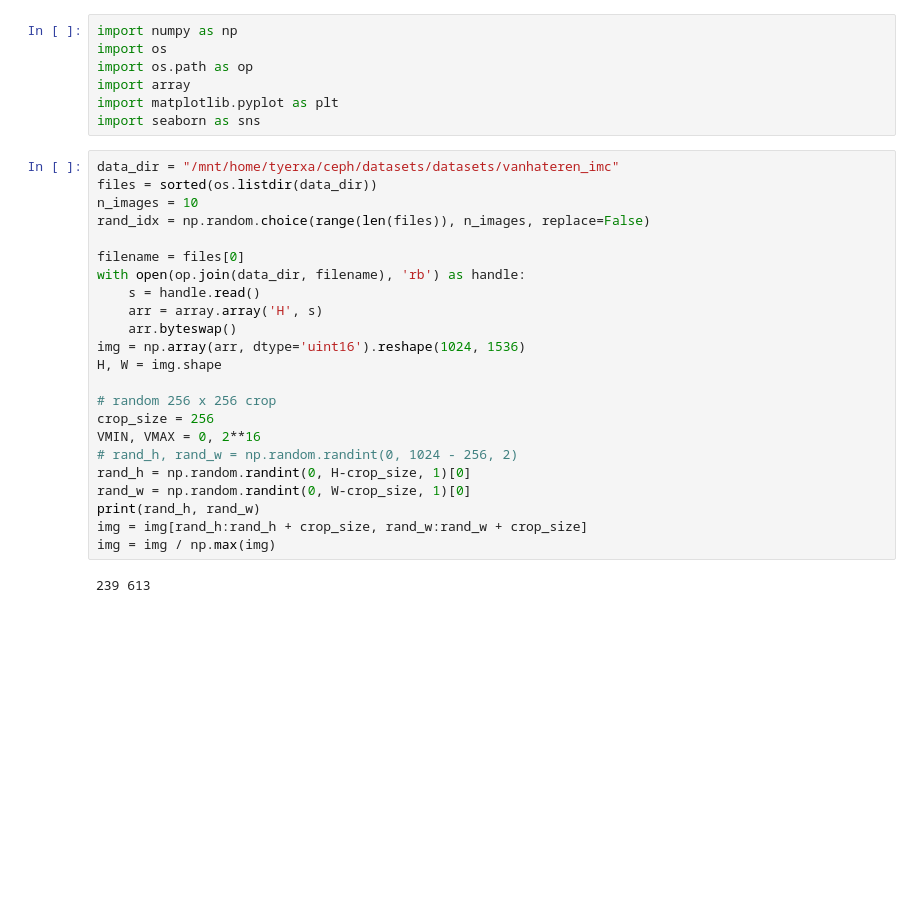
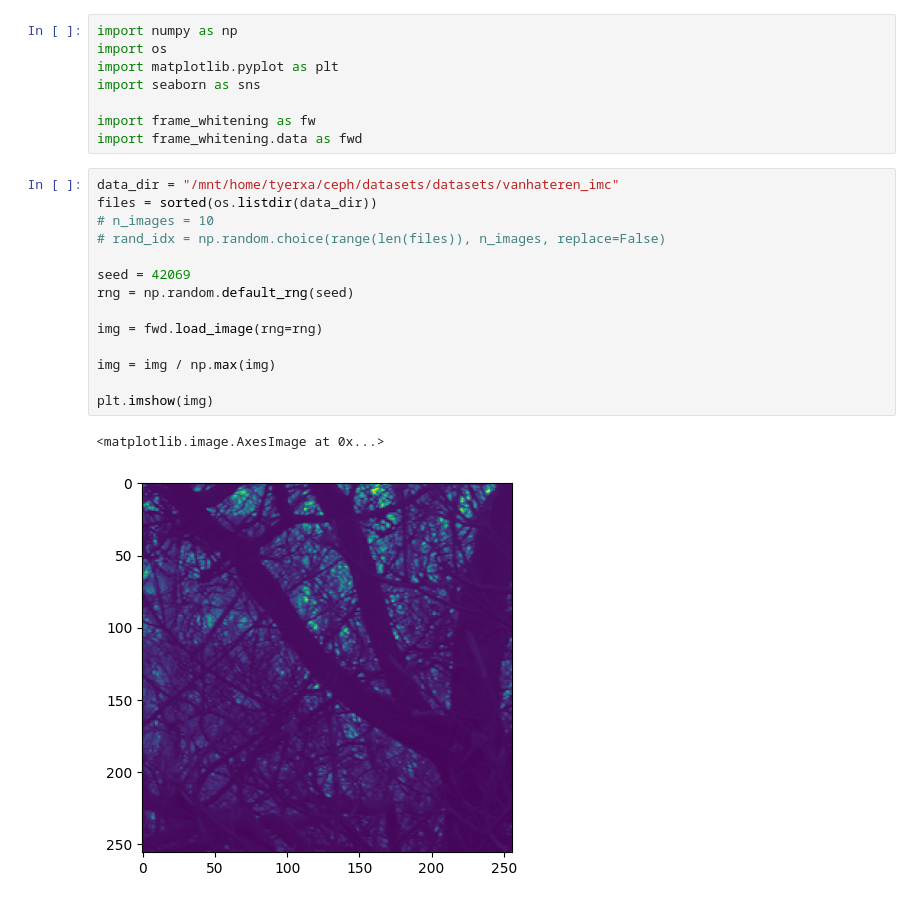
Before and after one commit to lyndond/frame_whitening, a Jupyter notebook: figures_new/conv2d.ipynb, the cells around one changed output. Cells and saved outputs as stored; diff of their text form; blank space fills up the shorter version.

Commit message:
import errors, cleanup

```diff
--- a/figures_new/conv2d.ipynb
+++ b/figures_new/conv2d.ipynb
@@ -1,33 +1,26 @@
 # %%
 import numpy as np
 import os
-import os.path as op
-import array
 import matplotlib.pyplot as plt
 import seaborn as sns
+
+import frame_whitening as fw
+import frame_whitening.data as fwd
-# %%
-data_dir = "/mnt/home/tyerxa/ceph/datasets/datasets/vanhateren_imc"
-files = sorted(os.listdir(data_dir))
-n_images = 10
-rand_idx = np.random.choice(range(len(files)), n_images, replace=False)
-
-filename = files[0]
-with open(op.join(data_dir, filename), 'rb') as handle:
-    s = handle.read()
-    arr = array.array('H', s)
-    arr.byteswap()
-img = np.array(arr, dtype='uint16').reshape(1024, 1536)
-H, W = img.shape
-
-# random 256 x 256 crop
-crop_size = 256
-VMIN, VMAX = 0, 2**16
-# rand_h, rand_w = np.random.randint(0, 1024 - 256, 2)
-rand_h = np.random.randint(0, H-crop_size, 1)[0]
-rand_w = np.random.randint(0, W-crop_size, 1)[0]
-print(rand_h, rand_w)
-img = img[rand_h:rand_h + crop_size, rand_w:rand_w + crop_size]
-img = img / np.max(img)
-# %% [output]
-239 613
+# %%
+data_dir = "/mnt/home/tyerxa/ceph/datasets/datasets/vanhateren_imc"
+files = sorted(os.listdir(data_dir))
+# n_images = 10
+# rand_idx = np.random.choice(range(len(files)), n_images, replace=False)
+
+seed = 42069
+rng = np.random.default_rng(seed)
+
+img = fwd.load_image(rng=rng)
+
+img = img / np.max(img)
+
+plt.imshow(img)
+# %% [output]
+<matplotlib.image.AxesImage at 0x...>
+[figure, added]
 # %%
```
Also changed, not shown: parts of 7 cells of this notebook, 2 other files.
